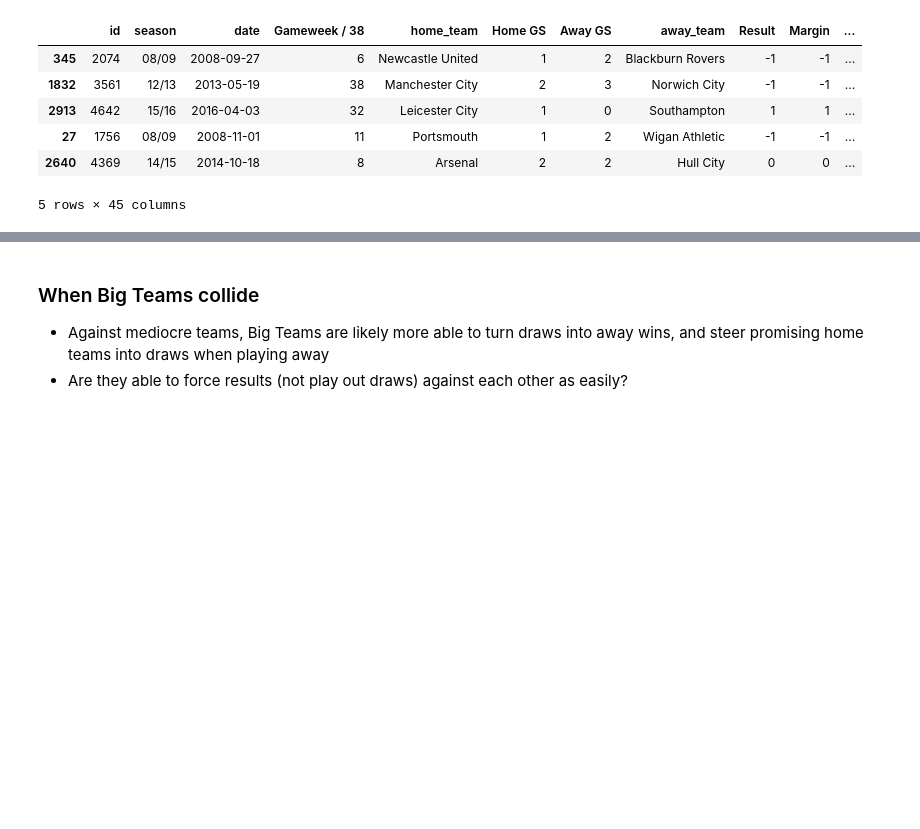
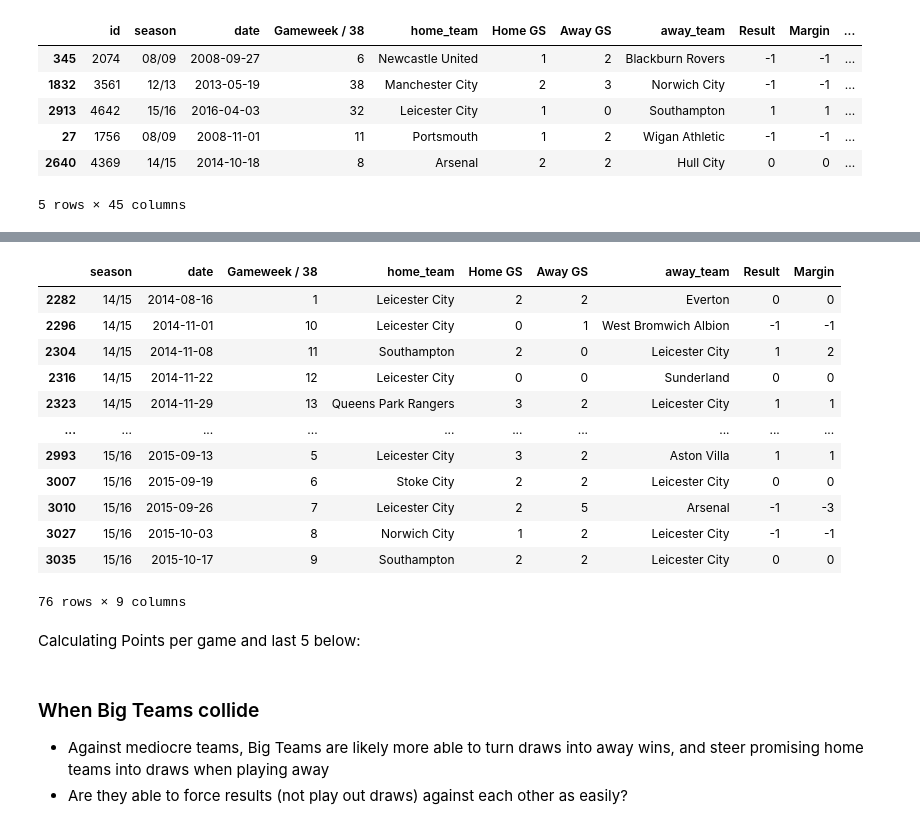
Before and after one commit to tjjdoherty/football-project-mvp, a Jupyter notebook: intro_clean_eda.ipynb, the cells around one changed output, grey strips where cells are left out. Drawn from its saved outputs; the diff is of its cells as text; code cells hidden in the pictures; blank space fills up the shorter version.

```diff
--- a/intro_clean_eda.ipynb
+++ b/intro_clean_eda.ipynb
@@ -821,0 +865,23 @@ However, with some specific domain knowledge, we should look at **trajectory** o
+# %%
+# find all games where Leicester City are the home team or the away team
+leicester = prem[(prem['home_team'] == 'Leicester City') | (prem['away_team'] == 'Leicester City')]
+
+# find the number of times Leicester City have scored 3+ goals in the 14/15 Season - backslash is for line continuation
+leicester_3_gs_14_15 = leicester[(leicester['season'] == '14/15') & (leicester['Home GS'] >= 3) & (leicester['home_team'] == 'Leicester City')].shape[0] + \
+                leicester[(leicester['season'] == '14/15') & (leicester['Away GS'] >= 3) & (leicester['away_team'] == 'Leicester City')].shape[0]
+
+# number of times Leicester City conceded 3+ goals in the 14/15 season
+leicester_3_ga_14_15 = leicester[(leicester['season'] == '14/15') & (leicester['Home GS'] >= 3) & (leicester['away_team'] == 'Leicester City')].shape[0] + \
+                leicester[(leicester['season'] == '14/15') & (leicester['Away GS'] >= 3) & (leicester['home_team'] == 'Leicester City')].shape[0]
+
+print(f'Leicester City scored 3+ goals in {leicester_3_gs_14_15} games and conceded 3+ goals in {leicester_3_ga_14_15} games in the 14/15 season.')
+
+# find the number of times Leicester City have scored 3+ goals in the 15/16 Season
+leicester_3_gs_15_16 = leicester[(leicester['season'] == '15/16') & (leicester['Home GS'] >= 3) & (leicester['home_team'] == 'Leicester City')].shape[0] + \
+                leicester[(leicester['season'] == '15/16') & (leicester['Away GS'] >= 3) & (leicester['away_team'] == 'Leicester City')].shape[0]
+
+# find the number of times Leicester City conceded 3+ goals in the 15/16 season
+leicester_3_ga_15_16 = leicester[(leicester['season'] == '15/16') & (leicester['Home GS'] >= 3) & (leicester['away_team'] == 'Leicester City')].shape[0] + \
+                leicester[(leicester['season'] == '15/16') & (leicester['Away GS'] >= 3) & (leicester['home_team'] == 'Leicester City')].shape[0]
+
+print(f'Leicester City scored 3+ goals in {leicester_3_gs_15_16} games and conceded 3+ goals in {leicester_3_ga_15_16} games in the 15/16 season.')
@@ -929,3 +1014,23 @@ prem.sample(5)
+# %%
+# drop all columns in leicester df except season, date, gameweek / 38, home team, home gs, away gs, away team, result, margin
+leicester = leicester[['season', 'date', 'Gameweek / 38', 'home_team', 'Home GS', 'Away GS', 'away_team', 'Result', 'Margin']]
+leicester
+# %% [output]
+|  | season | date | Gameweek / 38 | home_team | Home GS | Away GS | away_team | Result | Margin |
+| 2282 | 14/15 | 2014-08-16 | 1 | Leicester City | 2 | 2 | Everton | 0 | 0 |
+| 2296 | 14/15 | 2014-11-01 | 10 | Leicester City | 0 | 1 | West Bromwich Albion | -1 | -1 |
+| 2304 | 14/15 | 2014-11-08 | 11 | Southampton | 2 | 0 | Leicester City | 1 | 2 |
+| 2316 | 14/15 | 2014-11-22 | 12 | Leicester City | 0 | 0 | Sunderland | 0 | 0 |
+| 2323 | 14/15 | 2014-11-29 | 13 | Queens Park Rangers | 3 | 2 | Leicester City | 1 | 1 |
+| ... | ... | ... | ... | ... | ... | ... | ... | ... | ... |
+| 2993 | 15/16 | 2015-09-13 | 5 | Leicester City | 3 | 2 | Aston Villa | 1 | 1 |
+| 3007 | 15/16 | 2015-09-19 | 6 | Stoke City | 2 | 2 | Leicester City | 0 | 0 |
+| 3010 | 15/16 | 2015-09-26 | 7 | Leicester City | 2 | 5 | Arsenal | -1 | -3 |
+| 3027 | 15/16 | 2015-10-03 | 8 | Norwich City | 1 | 2 | Leicester City | -1 | -1 |
+| 3035 | 15/16 | 2015-10-17 | 9 | Southampton | 2 | 2 | Leicester City | 0 | 0 |
+76 rows × 9 columns
+# %% [markdown]
+Calculating Points per game and last 5 below:
 # %% [markdown]
 ### When Big Teams collide
 - Against mediocre teams, Big Teams are likely more able to turn draws into away wins, and steer promising home teams into draws when playing away
```
Also changed, not shown: parts of 14 cells of this notebook.
